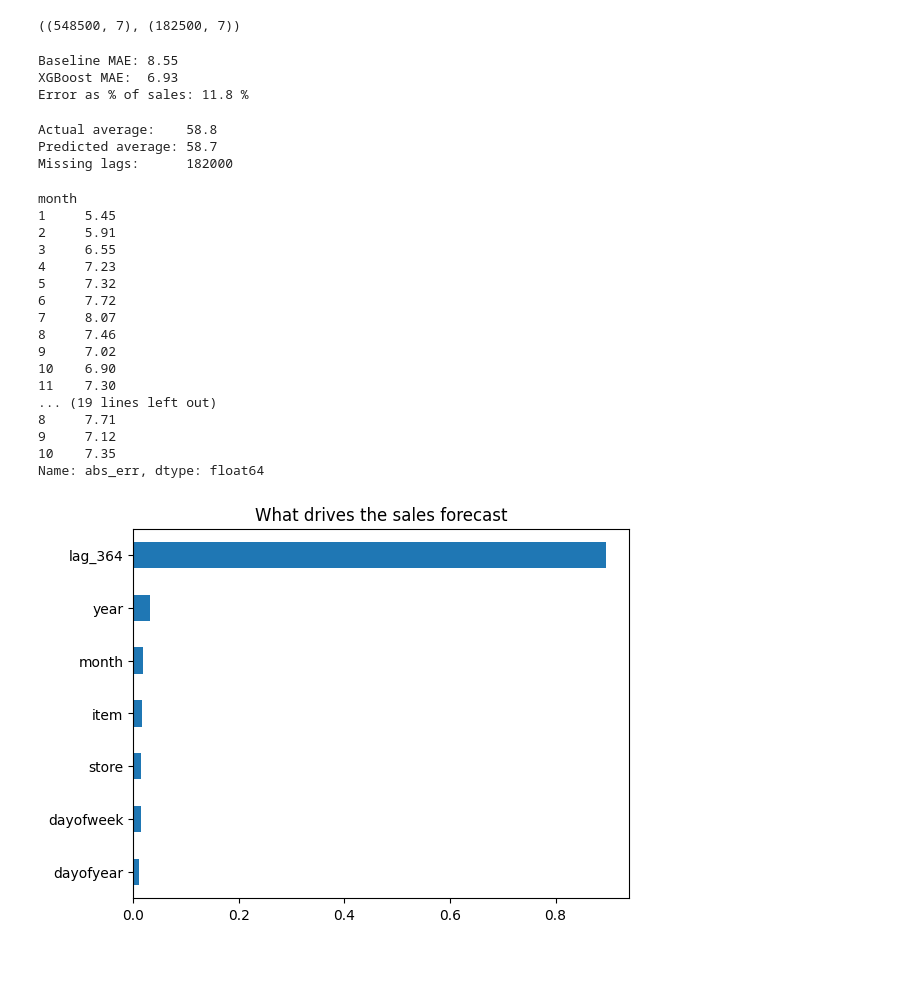
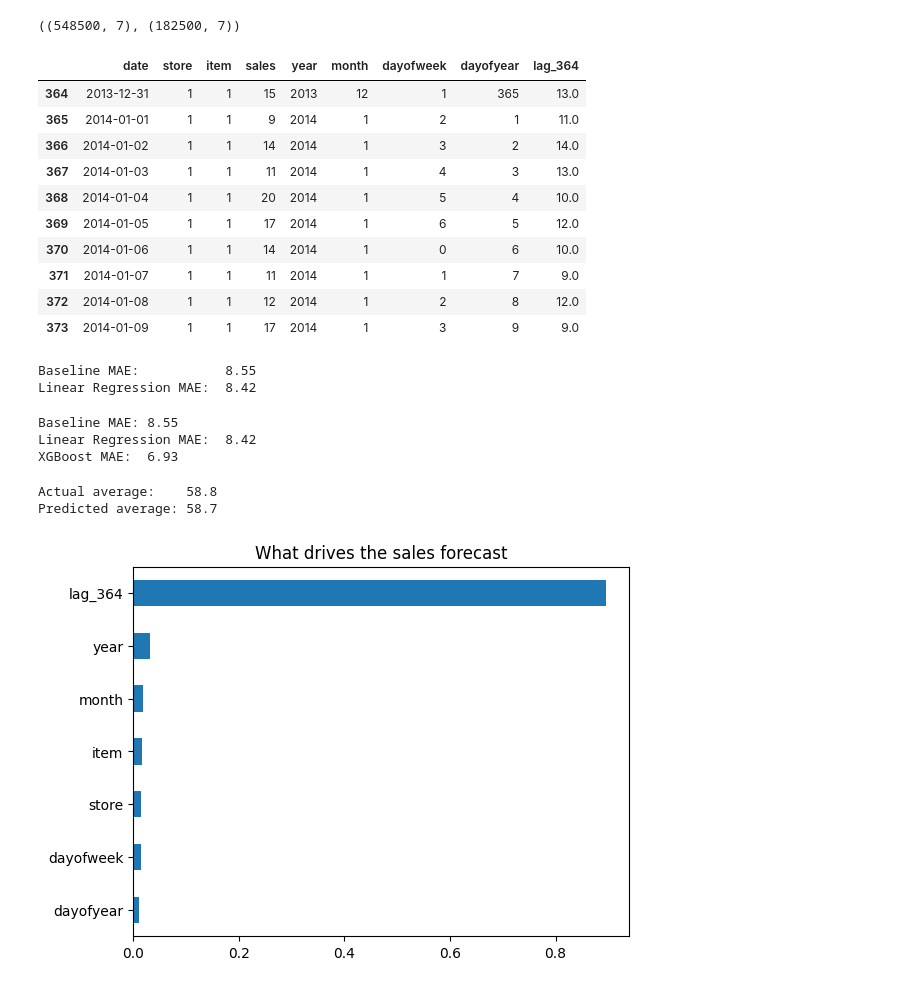
Before and after one commit to yehiaelsalmi/retail-sales-forecasting, a Jupyter notebook: retail-sales-forecasting.ipynb, the cells around one changed output. Saved outputs shown, nothing was run; the diff lists cells and outputs as text; code cells hidden in the pictures; blank space fills up the shorter version.

Commit message:
Kaggle Notebook | retail-sales-forecasting | Version 6

```diff
--- a/retail-sales-forecasting.ipynb
+++ b/retail-sales-forecasting.ipynb
@@ -223,6 +223,37 @@ X_test,  y_test  = test[features],  test['sales']
 X_train.shape, X_test.shape
 # %% [output]
 ((548500, 7), (182500, 7))
+# %%
+train.head(10)
+# %% [output]
+|  | date | store | item | sales | year | month | dayofweek | dayofyear | lag_364 |
+| 364 | 2013-12-31 | 1 | 1 | 15 | 2013 | 12 | 1 | 365 | 13.0 |
+| 365 | 2014-01-01 | 1 | 1 | 9 | 2014 | 1 | 2 | 1 | 11.0 |
+| 366 | 2014-01-02 | 1 | 1 | 14 | 2014 | 1 | 3 | 2 | 14.0 |
+| 367 | 2014-01-03 | 1 | 1 | 11 | 2014 | 1 | 4 | 3 | 13.0 |
+| 368 | 2014-01-04 | 1 | 1 | 20 | 2014 | 1 | 5 | 4 | 10.0 |
+| 369 | 2014-01-05 | 1 | 1 | 17 | 2014 | 1 | 6 | 5 | 12.0 |
+| 370 | 2014-01-06 | 1 | 1 | 14 | 2014 | 1 | 0 | 6 | 10.0 |
+| 371 | 2014-01-07 | 1 | 1 | 11 | 2014 | 1 | 1 | 7 | 9.0 |
+| 372 | 2014-01-08 | 1 | 1 | 12 | 2014 | 1 | 2 | 8 | 12.0 |
+| 373 | 2014-01-09 | 1 | 1 | 17 | 2014 | 1 | 3 | 9 | 9.0 |
+# %%
+from sklearn.linear_model import LinearRegression
+from sklearn.metrics import mean_absolute_error
+
+lr_model = LinearRegression()
+lr_model.fit(X_train, y_train)
+
+lr_pred = lr_model.predict(X_test)
+
+
+mae_lr = mean_absolute_error(y_test, lr_pred)
+
+print('Baseline MAE:          ', round(mae, 2))
+print('Linear Regression MAE: ', round(mae_lr, 2))
+# %% [output]
+Baseline MAE:           8.55
+Linear Regression MAE:  8.42
 # %%
 from xgboost import XGBRegressor
 from sklearn.metrics import mean_absolute_error
@@ -235,47 +266,18 @@ pred = model.predict(X_test)
 mae_xgb = mean_absolute_error(y_test, pred)
 
 print('Baseline MAE:', round(mae, 2))
+print('Linear Regression MAE: ', round(mae_lr, 2))
 print('XGBoost MAE: ', round(mae_xgb, 2))
-print('Error as % of sales:', round(mae_xgb / y_test.mean() * 100, 1), '%')
 # %% [output]
 Baseline MAE: 8.55
+Linear Regression MAE:  8.42
 XGBoost MAE:  6.93
-Error as % of sales: 11.8 %
 # %%
 print('Actual average:   ', round(y_test.mean(), 1))
 print('Predicted average:', round(pred.mean(), 1))
-print('Missing lags:     ', df['lag_364'].isnull().sum())
 # %% [output]
 Actual average:    58.8
 Predicted average: 58.7
-Missing lags:      182000
-# %%
-res = test[['date', 'store', 'item', 'month', 'dayofweek']].copy()
-res['actual'] = y_test.values
-res['pred'] = pred
-res['abs_err'] = (res['actual'] - res['pred']).abs()
-
-print(res.groupby('month')['abs_err'].mean().round(2))
-print(res.groupby('dayofweek')['abs_err'].mean().round(2))
-print(res.groupby('store')['abs_err'].mean().round(2))
-# %% [output]
-month
-1     5.45
-2     5.91
-3     6.55
-4     7.23
-5     7.32
-6     7.72
-7     8.07
-8     7.46
-9     7.02
-10    6.90
-11    7.30
-... (19 lines left out)
-8     7.71
-9     7.12
-10    7.35
-Name: abs_err, dtype: float64
 # %%
 import pandas as pd
 import matplotlib.pyplot as plt
```
Also changed, not shown: parts of 2 cells of this notebook.
